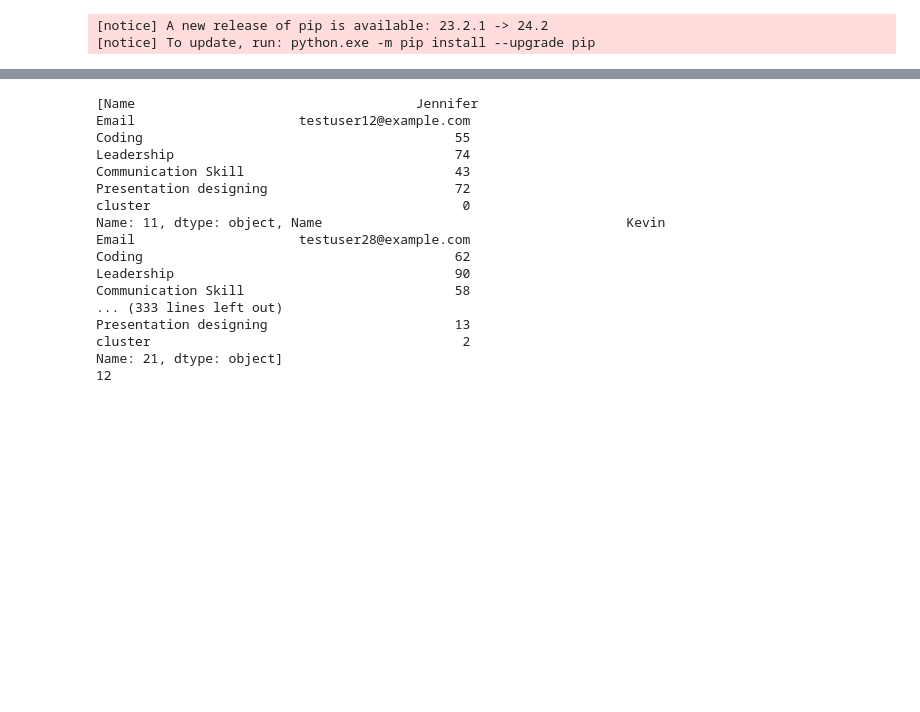
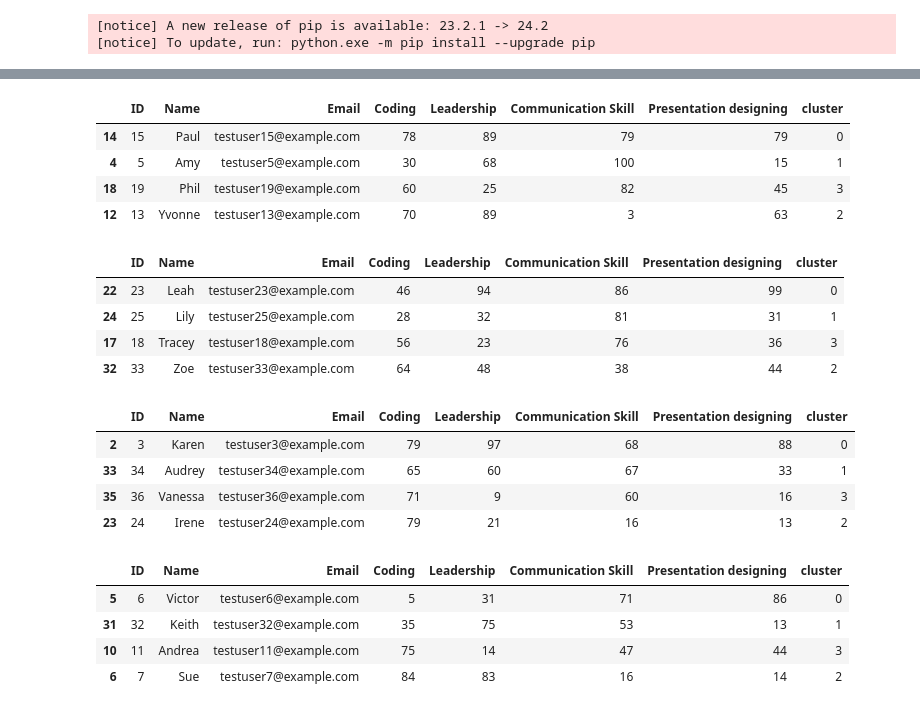
Before and after one commit to KiranKhayamali/Hackademia-Hackathon, a Jupyter notebook: model.ipynb, the cells around one changed output, grey strips where cells are left out. Saved outputs shown, nothing was run; the diff lists cells and outputs as text; code cells hidden in the pictures; blank space fills up the shorter version.

```diff
--- a/model.ipynb
+++ b/model.ipynb
@@ -179,6 +179,6 @@ display(data_3)
 # %%
 import random
 # %%
-largest_dataset_name = max(dataframes, key=lambda k: len(dataframes[k]))
-print(largest_dataset_name)
+smallest_dataset_name = min(dataframes, key=lambda k: len(dataframes[k]))
+print(smallest_dataset_name)
 # %% [output]
@@ -186,9 +186,13 @@ data_2
 # %%
-group = {}
+# group = {}
 
-for y in range(len(dataframes[largest_dataset_name])):
-    singlegroup = []
-    for x in dataframes.keys():
-        item = random.randint(0, len(dataframes[x])-1)
-        singlegroup.append(dataframes[x].iloc[item])
-    group[y] = singlegroup
+# for y in range(len(dataframes[largest_dataset_name])):
+#     singlegroup = []
+#     for x in dataframes.keys():
+#         item = random.randint(0, len(dataframes[x])-1)
+#         singlegroup.append(dataframes[x].iloc[item])
+#     group[y] = singlegroup
+# %%
+group = {}
+minvalue = len(dataframes[smallest_dataset_name])
+print(minvalue)
@@ -194,0 +201,13 @@ for y in range(len(dataframes[largest_dataset_name])):
+# %%
+for y in range(minvalue):
+    singlegroup = []
+    for x in dataframes.keys():
+        if len(dataframes[x]) > 0:
+            item = random.randint(0, len(dataframes[x])-1)
+
+            singlegroup.append(dataframes[x].iloc[item])
+            dataframes[x] = dataframes[x].drop(dataframes[x].index[item])
+        else:
+            singlegroup.append(0)
+
+    group[y] = singlegroup
@@ -215,23 +238,24 @@ display(group)
 # %%
-for x in group:
-    print(group[x])
-
-print(len(group))
+for x in group.keys():
+    display(pd.DataFrame(group[x]))
 # %% [output]
-[Name                                    Jennifer
-Email                     testuser12@example.com
-Coding                                        55
-Leadership                                    74
-Communication Skill                           43
-Presentation designing                        72
-cluster                                        0
-Name: 11, dtype: object, Name                                       Kevin
-Email                     testuser28@example.com
-Coding                                        62
-Leadership                                    90
-Communication Skill                           58
-... (333 lines left out)
-Presentation designing                        13
-cluster                                        2
-Name: 21, dtype: object]
-12
+|  | ID | Name | Email | Coding | Leadership | Communication Skill | Presentation designing | cluster |
+| 14 | 15 | Paul | testuser15@example.com | 78 | 89 | 79 | 79 | 0 |
+| 4 | 5 | Amy | testuser5@example.com | 30 | 68 | 100 | 15 | 1 |
+| 18 | 19 | Phil | testuser19@example.com | 60 | 25 | 82 | 45 | 3 |
+| 12 | 13 | Yvonne | testuser13@example.com | 70 | 89 | 3 | 63 | 2 |
+|  | ID | Name | Email | Coding | Leadership | Communication Skill | Presentation designing | cluster |
+| 22 | 23 | Leah | testuser23@example.com | 46 | 94 | 86 | 99 | 0 |
+| 24 | 25 | Lily | testuser25@example.com | 28 | 32 | 81 | 31 | 1 |
+| 17 | 18 | Tracey | testuser18@example.com | 56 | 23 | 76 | 36 | 3 |
+| 32 | 33 | Zoe | testuser33@example.com | 64 | 48 | 38 | 44 | 2 |
+|  | ID | Name | Email | Coding | Leadership | Communication Skill | Presentation designing | cluster |
+| 2 | 3 | Karen | testuser3@example.com | 79 | 97 | 68 | 88 | 0 |
+| 33 | 34 | Audrey | testuser34@example.com | 65 | 60 | 67 | 33 | 1 |
+| 35 | 36 | Vanessa | testuser36@example.com | 71 | 9 | 60 | 16 | 3 |
+| 23 | 24 | Irene | testuser24@example.com | 79 | 21 | 16 | 13 | 2 |
+|  | ID | Name | Email | Coding | Leadership | Communication Skill | Presentation designing | cluster |
+| 5 | 6 | Victor | testuser6@example.com | 5 | 31 | 71 | 86 | 0 |
+| 31 | 32 | Keith | testuser32@example.com | 35 | 75 | 53 | 13 | 1 |
+| 10 | 11 | Andrea | testuser11@example.com | 75 | 14 | 47 | 44 | 3 |
+| 6 | 7 | Sue | testuser7@example.com | 84 | 83 | 16 | 14 | 2 |
```
Also changed, not shown: parts of 15 cells of this notebook, 6 other files.
